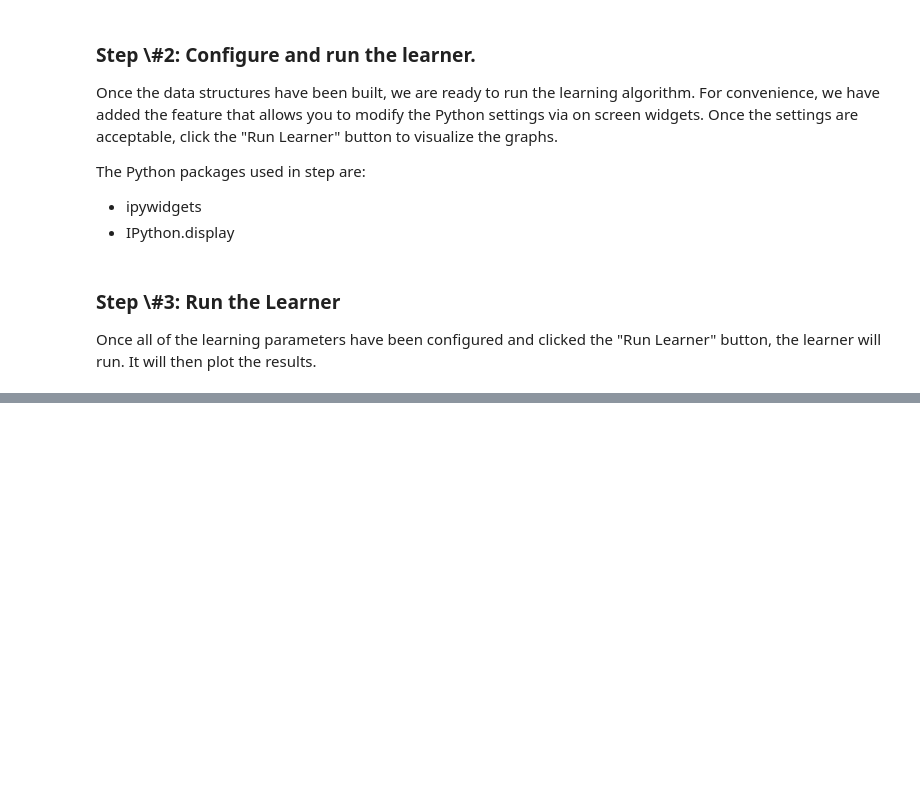
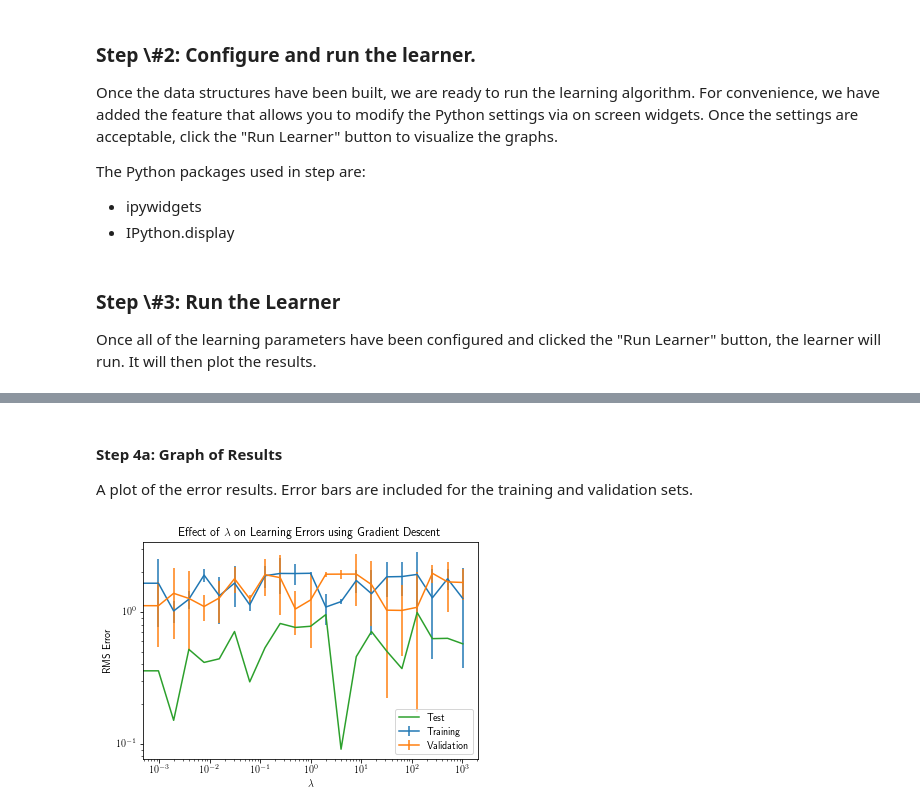
Before and after one commit to ZaydH/cmps242, a Jupyter notebook: homeworks/hw03/src/hw03.ipynb, the cells around one changed output, grey strips where cells are left out. Saved outputs shown, nothing was run; the diff lists cells and outputs as text; code cells hidden in the pictures; blank space fills up the shorter version.

```diff
--- a/homeworks/hw03/src/hw03.ipynb
+++ b/homeworks/hw03/src/hw03.ipynb
@@ -77,4 +87,13 @@ Below is a table showing the results and plots.
+# %% [markdown]
+<h4>Step 4a: Graph of Results</h4>
+
+A plot of the error results.  Error bars are included for the training and validation sets.
 # %%
+from run_learner import _build_random_results
+train_err, validation_err, test_err = _build_random_results()
+
 from plotter import create_plots
 create_plots(train_err, validation_err, test_err)
+# %% [output]
+[figure, added]
 # %% [markdown]
```
Also changed, not shown: parts of 4 cells of this notebook, 3 other files.
